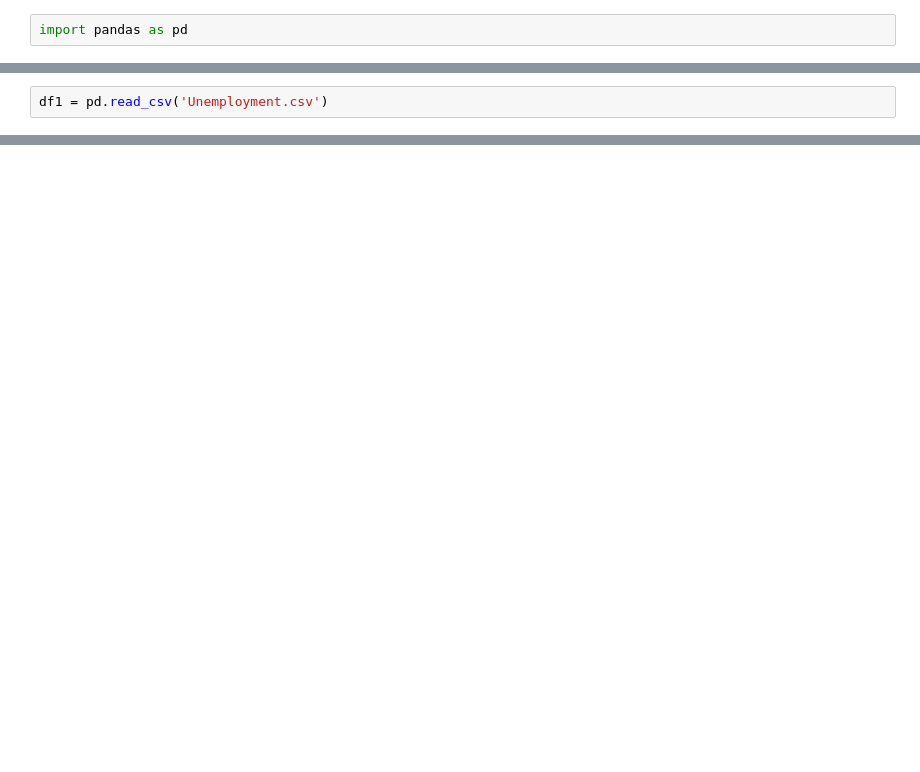
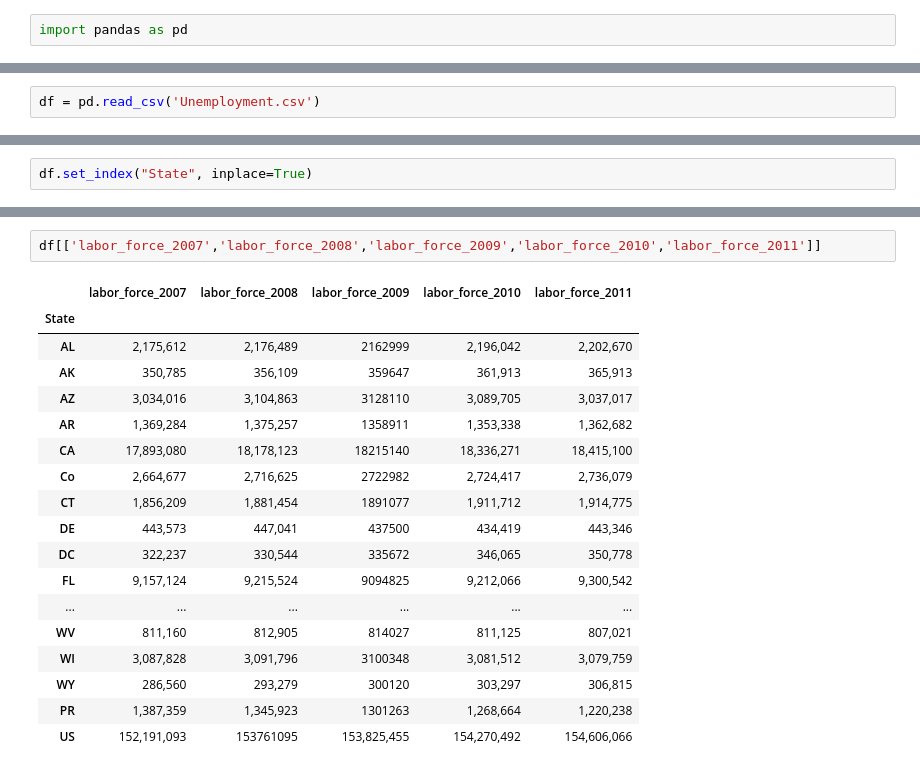
Before and after one commit to scotius/Thinkful, a Jupyter notebook: DataScienceFundamentals/Unit2/Unit2Lesson2.ipynb, the cells around one changed output, grey strips where cells are left out. Saved outputs shown, nothing was run; the diff lists cells and outputs as text; blank space fills up the shorter version.

```diff
--- a/DataScienceFundamentals/Unit2/Unit2Lesson2.ipynb
+++ b/DataScienceFundamentals/Unit2/Unit2Lesson2.ipynb
@@ -3,2 +7,2 @@ import pandas as pd
 # %%
-df1 = pd.read_csv('Unemployment.csv')
+df = pd.read_csv('Unemployment.csv')
@@ -48,0 +21,2 @@ df2
+# %%
+df.set_index("State", inplace=True)
@@ -48,0 +64,21 @@ df2
+# %%
+df[['labor_force_2007','labor_force_2008','labor_force_2009','labor_force_2010','labor_force_2011']]
+# %% [output]
+|  | labor_force_2007 | labor_force_2008 | labor_force_2009 | labor_force_2010 | labor_force_2011 |
+| State |  |  |  |  |  |
+| AL | 2,175,612 | 2,176,489 | 2162999 | 2,196,042 | 2,202,670 |
+| AK | 350,785 | 356,109 | 359647 | 361,913 | 365,913 |
+| AZ | 3,034,016 | 3,104,863 | 3128110 | 3,089,705 | 3,037,017 |
+| AR | 1,369,284 | 1,375,257 | 1358911 | 1,353,338 | 1,362,682 |
+| CA | 17,893,080 | 18,178,123 | 18215140 | 18,336,271 | 18,415,100 |
+| Co | 2,664,677 | 2,716,625 | 2722982 | 2,724,417 | 2,736,079 |
+| CT | 1,856,209 | 1,881,454 | 1891077 | 1,911,712 | 1,914,775 |
+| DE | 443,573 | 447,041 | 437500 | 434,419 | 443,346 |
+| DC | 322,237 | 330,544 | 335672 | 346,065 | 350,778 |
+| FL | 9,157,124 | 9,215,524 | 9094825 | 9,212,066 | 9,300,542 |
+| ... | ... | ... | ... | ... | ... |
+| WV | 811,160 | 812,905 | 814027 | 811,125 | 807,021 |
+| WI | 3,087,828 | 3,091,796 | 3100348 | 3,081,512 | 3,079,759 |
+| WY | 286,560 | 293,279 | 300120 | 303,297 | 306,815 |
+| PR | 1,387,359 | 1,345,923 | 1301263 | 1,268,664 | 1,220,238 |
+| US | 152,191,093 | 153761095 | 153,825,455 | 154,270,492 | 154,606,066 |
```
Also changed, not shown: parts of 9 cells of this notebook, 1 other file.
